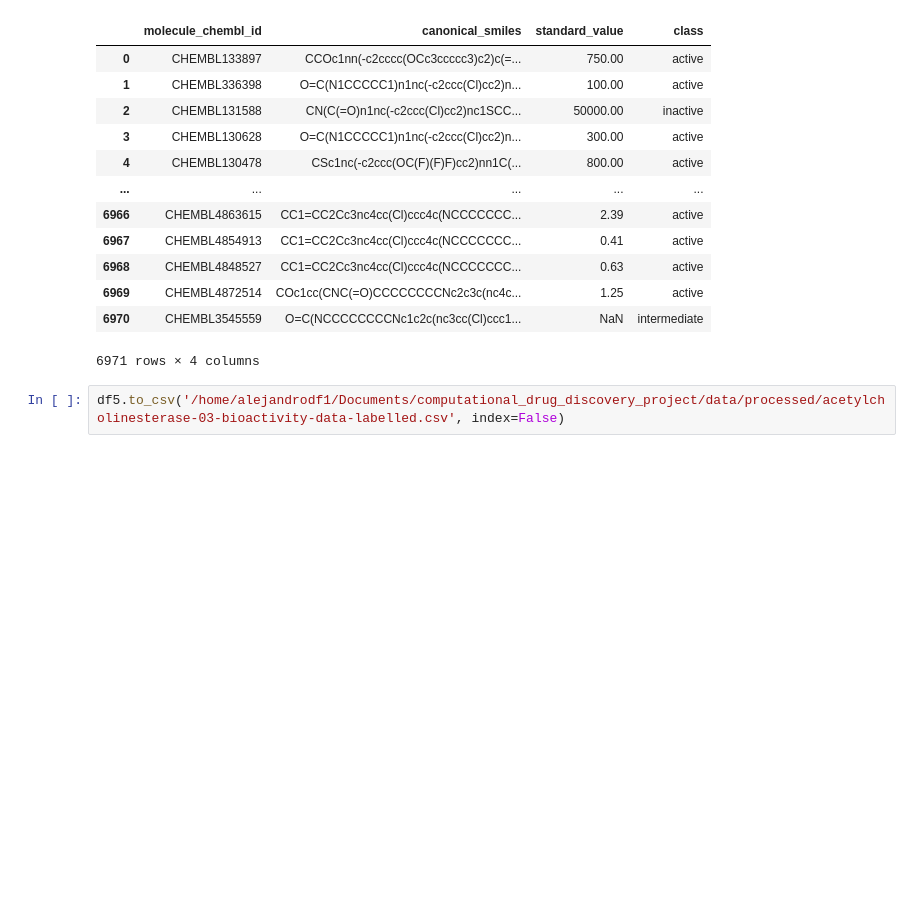
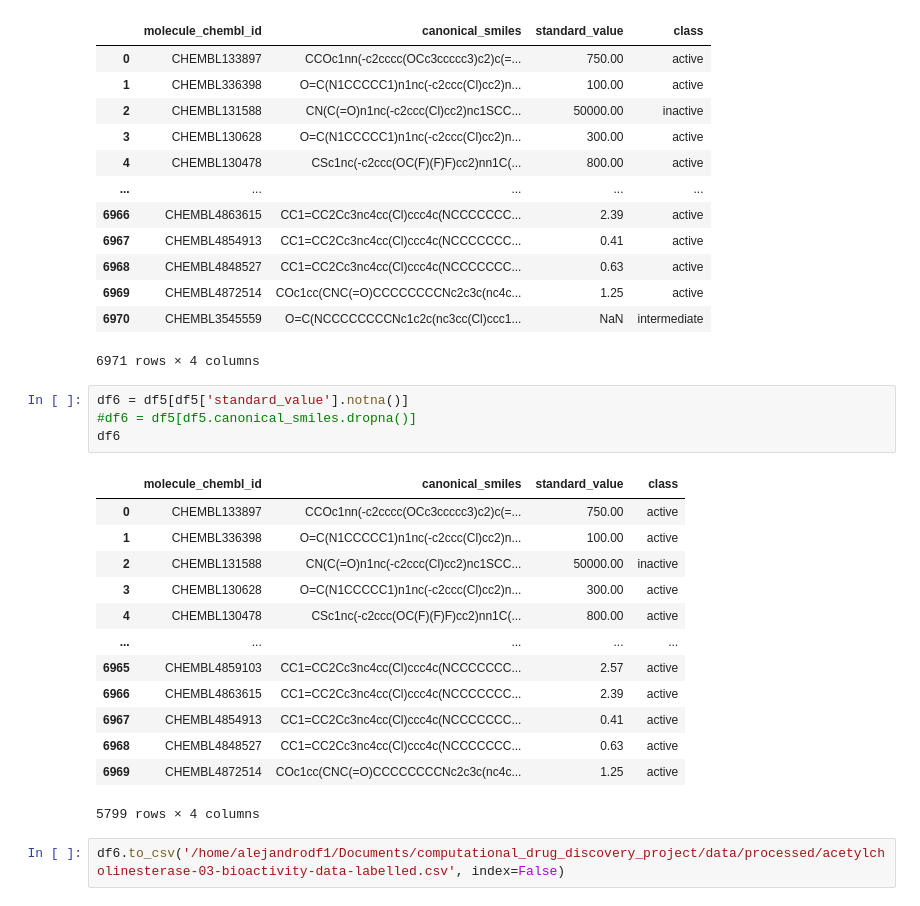
Before and after one commit to alejandrodf1/Computational-Drug-Discovery, a Jupyter notebook: notebooks/1.0-Acetylcholinesterase_bioactivity-data.ipynb, the cells around one changed output. Drawn from its saved outputs; the diff is of its cells as text; blank space fills up the shorter version.

```diff
--- a/notebooks/1.0-Acetylcholinesterase_bioactivity-data.ipynb
+++ b/notebooks/1.0-Acetylcholinesterase_bioactivity-data.ipynb
@@ -191,5 +178,23 @@ df5
 | 6969 | CHEMBL4872514 | COc1cc(CNC(=O)CCCCCCCCNc2c3c(nc4c... | 1.25 | active |
 | 6970 | CHEMBL3545559 | O=C(NCCCCCCCCNc1c2c(nc3cc(Cl)ccc1... | NaN | intermediate |
 6971 rows × 4 columns
+# %%
+df6 = df5[df5['standard_value'].notna()]
+#df6 = df5[df5.canonical_smiles.dropna()]
+df6
+# %% [output]
+|  | molecule_chembl_id | canonical_smiles | standard_value | class |
+| 0 | CHEMBL133897 | CCOc1nn(-c2cccc(OCc3ccccc3)c2)c(=... | 750.00 | active |
+| 1 | CHEMBL336398 | O=C(N1CCCCC1)n1nc(-c2ccc(Cl)cc2)n... | 100.00 | active |
+| 2 | CHEMBL131588 | CN(C(=O)n1nc(-c2ccc(Cl)cc2)nc1SCC... | 50000.00 | inactive |
+| 3 | CHEMBL130628 | O=C(N1CCCCC1)n1nc(-c2ccc(Cl)cc2)n... | 300.00 | active |
+| 4 | CHEMBL130478 | CSc1nc(-c2ccc(OC(F)(F)F)cc2)nn1C(... | 800.00 | active |
+| ... | ... | ... | ... | ... |
+| 6965 | CHEMBL4859103 | CC1=CC2Cc3nc4cc(Cl)ccc4c(NCCCCCCC... | 2.57 | active |
+| 6966 | CHEMBL4863615 | CC1=CC2Cc3nc4cc(Cl)ccc4c(NCCCCCCC... | 2.39 | active |
+| 6967 | CHEMBL4854913 | CC1=CC2Cc3nc4cc(Cl)ccc4c(NCCCCCCC... | 0.41 | active |
+| 6968 | CHEMBL4848527 | CC1=CC2Cc3nc4cc(Cl)ccc4c(NCCCCCCC... | 0.63 | active |
+| 6969 | CHEMBL4872514 | COc1cc(CNC(=O)CCCCCCCCNc2c3c(nc4c... | 1.25 | active |
+5799 rows × 4 columns
 # %%
-df5.to_csv('/home/alejandrodf1/Documents/computational_drug_discovery_project/data/processed/acetylcholinesterase-03-bioactivity-data-labelled.csv', index=False)
+df6.to_csv('/home/alejandrodf1/Documents/computational_drug_discovery_project/data/processed/acetylcholinesterase-03-bioactivity-data-labelled.csv', index=False)
```
Also changed, not shown: parts of 2 cells of this notebook, 7 other files.
